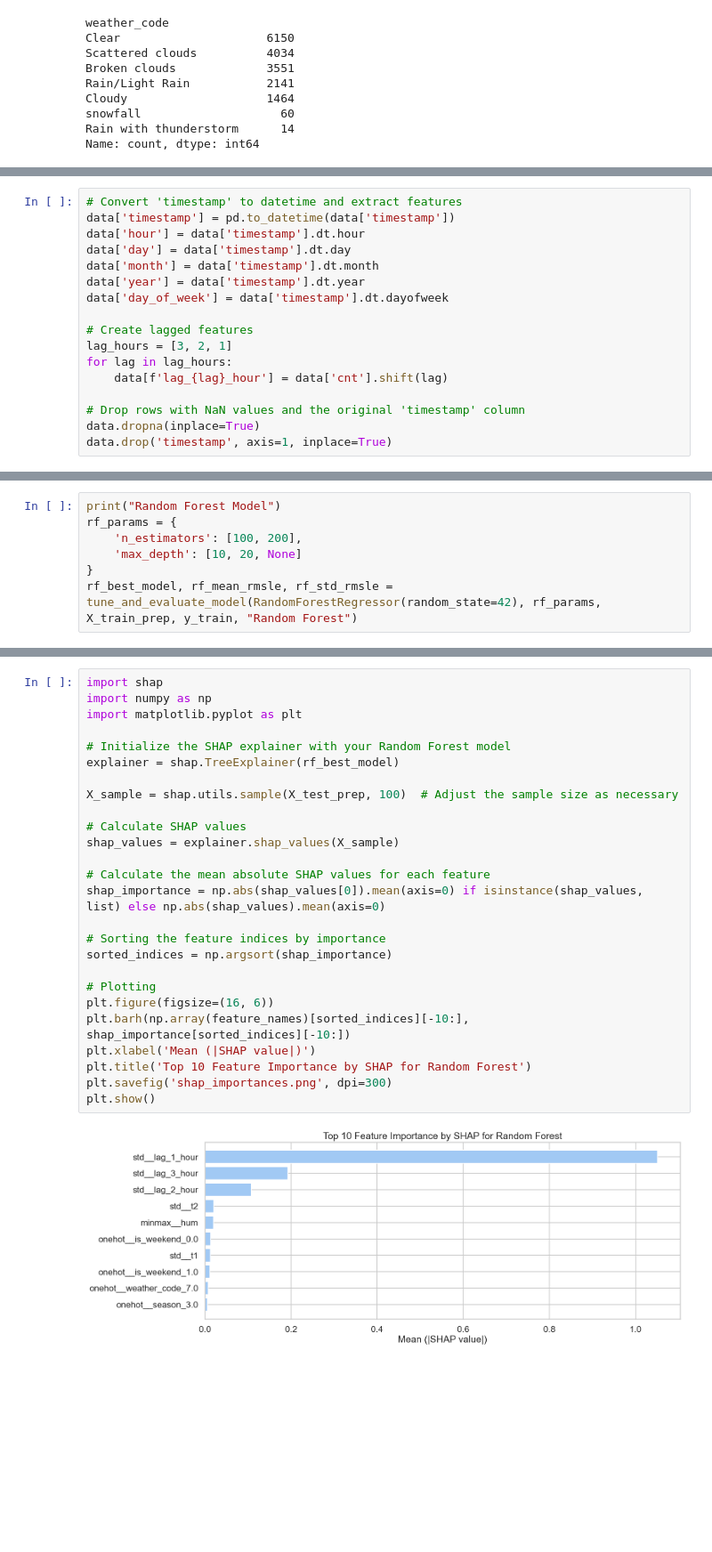
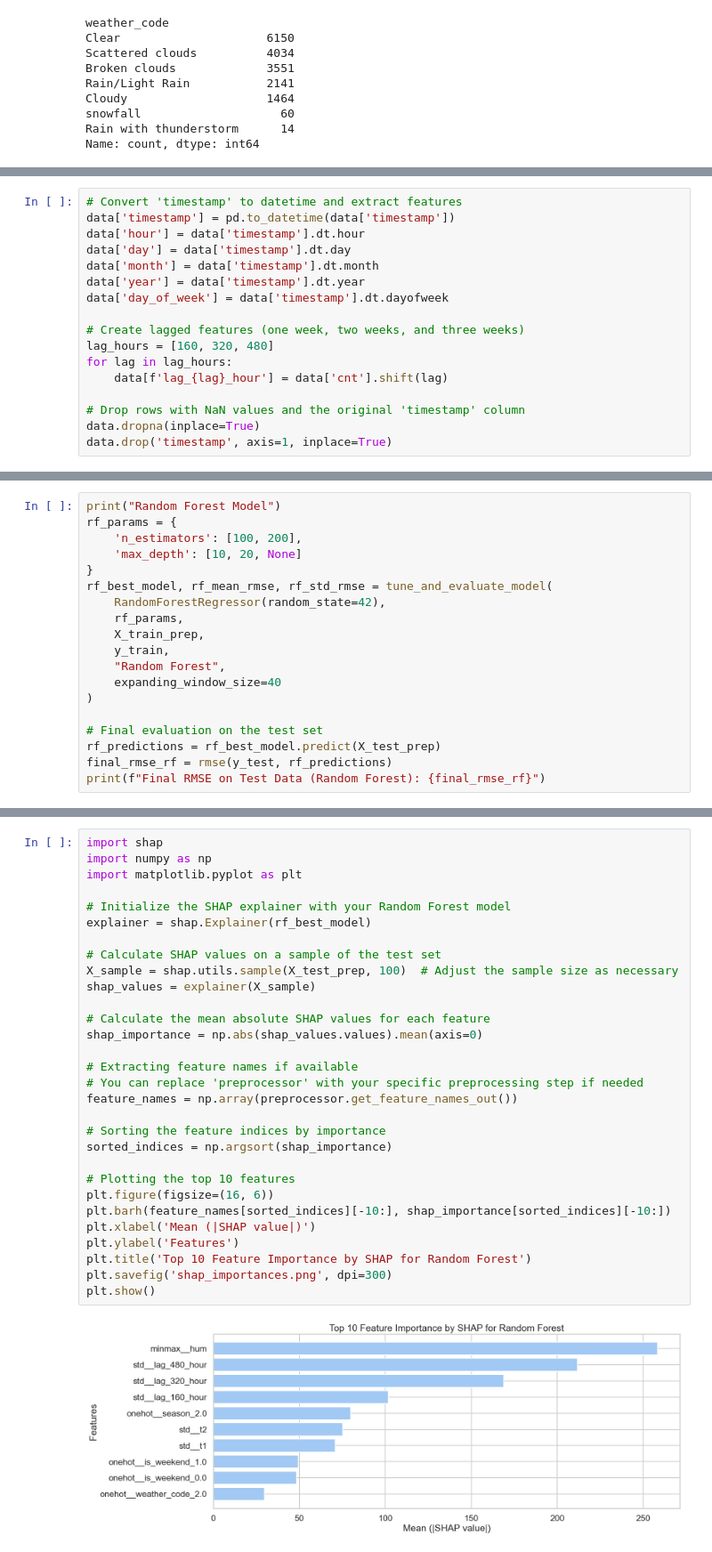
Before and after one commit to yingyi0422/DATA1030-Final-Project, a Jupyter notebook: Project.ipynb, the cells around one changed output, grey strips where cells are left out. Shown at 89% size. Cells and saved outputs as stored; diff of their text form; blank space fills up the shorter version.

```diff
--- a/Project.ipynb
+++ b/Project.ipynb
@@ -322,8 +317,8 @@ data['month'] = data['timestamp'].dt.month
 data['year'] = data['timestamp'].dt.year
 data['day_of_week'] = data['timestamp'].dt.dayofweek
 
-# Create lagged features
-lag_hours = [3, 2, 1]
+# Create lagged features (one week, two weeks, and three weeks)
+lag_hours = [160, 320, 480]
 for lag in lag_hours:
     data[f'lag_{lag}_hour'] = data['cnt'].shift(lag)
 
@@ -417,6 +431,18 @@ rf_params = {
     'n_estimators': [100, 200],
     'max_depth': [10, 20, None]
 }
-rf_best_model, rf_mean_rmsle, rf_std_rmsle = tune_and_evaluate_model(RandomForestRegressor(random_state=42), rf_params, X_train_prep, y_train, "Random Forest")
+rf_best_model, rf_mean_rmse, rf_std_rmse = tune_and_evaluate_model(
+    RandomForestRegressor(random_state=42),
+    rf_params,
+    X_train_prep,
+    y_train,
+    "Random Forest",
+    expanding_window_size=40
+)
+
+# Final evaluation on the test set
+rf_predictions = rf_best_model.predict(X_test_prep)
+final_rmse_rf = rmse(y_test, rf_predictions)
+print(f"Final RMSE on Test Data (Random Forest): {final_rmse_rf}")
 # %% [output]
 Random Forest Model
@@ -553,29 +609,33 @@ Test score = 0.8552019393436402
 # %%
 import shap
 import numpy as np
 import matplotlib.pyplot as plt
 
 # Initialize the SHAP explainer with your Random Forest model
-explainer = shap.TreeExplainer(rf_best_model)
+explainer = shap.Explainer(rf_best_model)
 
+# Calculate SHAP values on a sample of the test set
 X_sample = shap.utils.sample(X_test_prep, 100)  # Adjust the sample size as necessary
-
-# Calculate SHAP values
-shap_values = explainer.shap_values(X_sample)
+shap_values = explainer(X_sample)
 
 # Calculate the mean absolute SHAP values for each feature
-shap_importance = np.abs(shap_values[0]).mean(axis=0) if isinstance(shap_values, list) else np.abs(shap_values).mean(axis=0)
+shap_importance = np.abs(shap_values.values).mean(axis=0)
+
+# Extracting feature names if available
+# You can replace 'preprocessor' with your specific preprocessing step if needed
+feature_names = np.array(preprocessor.get_feature_names_out())
 
 # Sorting the feature indices by importance
 sorted_indices = np.argsort(shap_importance)
 
-# Plotting
+# Plotting the top 10 features
 plt.figure(figsize=(16, 6))
-plt.barh(np.array(feature_names)[sorted_indices][-10:], shap_importance[sorted_indices][-10:])
+plt.barh(feature_names[sorted_indices][-10:], shap_importance[sorted_indices][-10:])
 plt.xlabel('Mean (|SHAP value|)')
+plt.ylabel('Features')
 plt.title('Top 10 Feature Importance by SHAP for Random Forest')
 plt.savefig('shap_importances.png', dpi=300)
 plt.show()
 # %% [output]
-[figure, old version]
+[figure, new version]
 # %%
```
Also changed, not shown: parts of 15 cells of this notebook.
